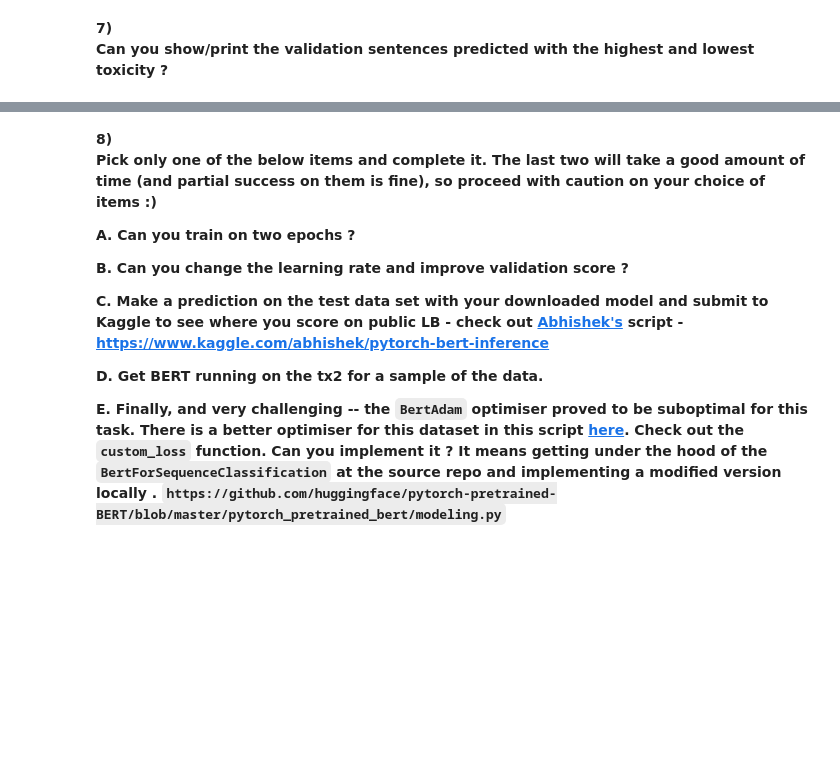
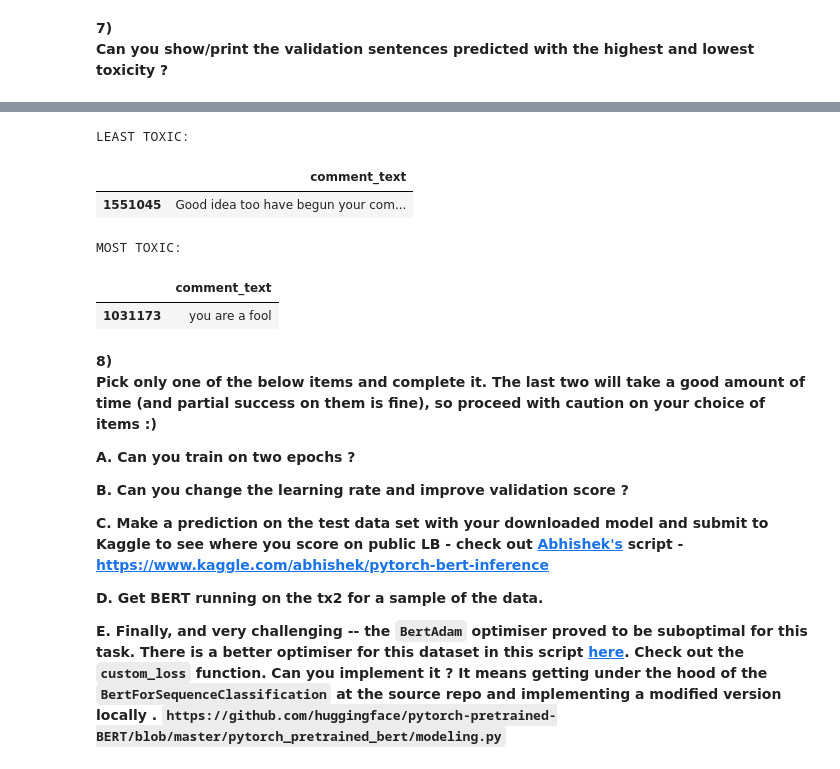
Before and after one commit to Stanley-Ye/2019-Fall-W251, a Jupyter notebook: week06/hw/Submission/BERT_classifying_toxicity_v100_epoch2.ipynb, the cells around one changed output, grey strips where cells are left out. Saved outputs shown, nothing was run; the diff lists cells and outputs as text; code cells hidden in the pictures; blank space fills up the shorter version.

```diff
--- a/week06/hw/Submission/BERT_classifying_toxicity_v100_epoch2.ipynb
+++ b/week06/hw/Submission/BERT_classifying_toxicity_v100_epoch2.ipynb
@@ -290,3 +366,17 @@ test_df.iloc[[idx_max]][['comment_text']]
+# %%
+idx_min = np.argmin(valid_preds)
+idx_max = np.argmax(valid_preds)
+print("LEAST TOXIC:")
+test_df.iloc[[idx_min]][['comment_text']]
+print("\nMOST TOXIC:")
+test_df.iloc[[idx_max]][['comment_text']]
+# %% [output]
+LEAST TOXIC:
+|  | comment_text |
+| 1551045 | Good idea too have begun your com... |
+MOST TOXIC:
+|  | comment_text |
+| 1031173 | you are a fool |
 # %% [markdown]
 **8)**
 **Pick only one of the below items and complete it. The last two will take a good amount of time (and partial success on them is fine), so proceed with caution on your choice of items :)**
```
Also changed, not shown: parts of 11 cells of this notebook.
